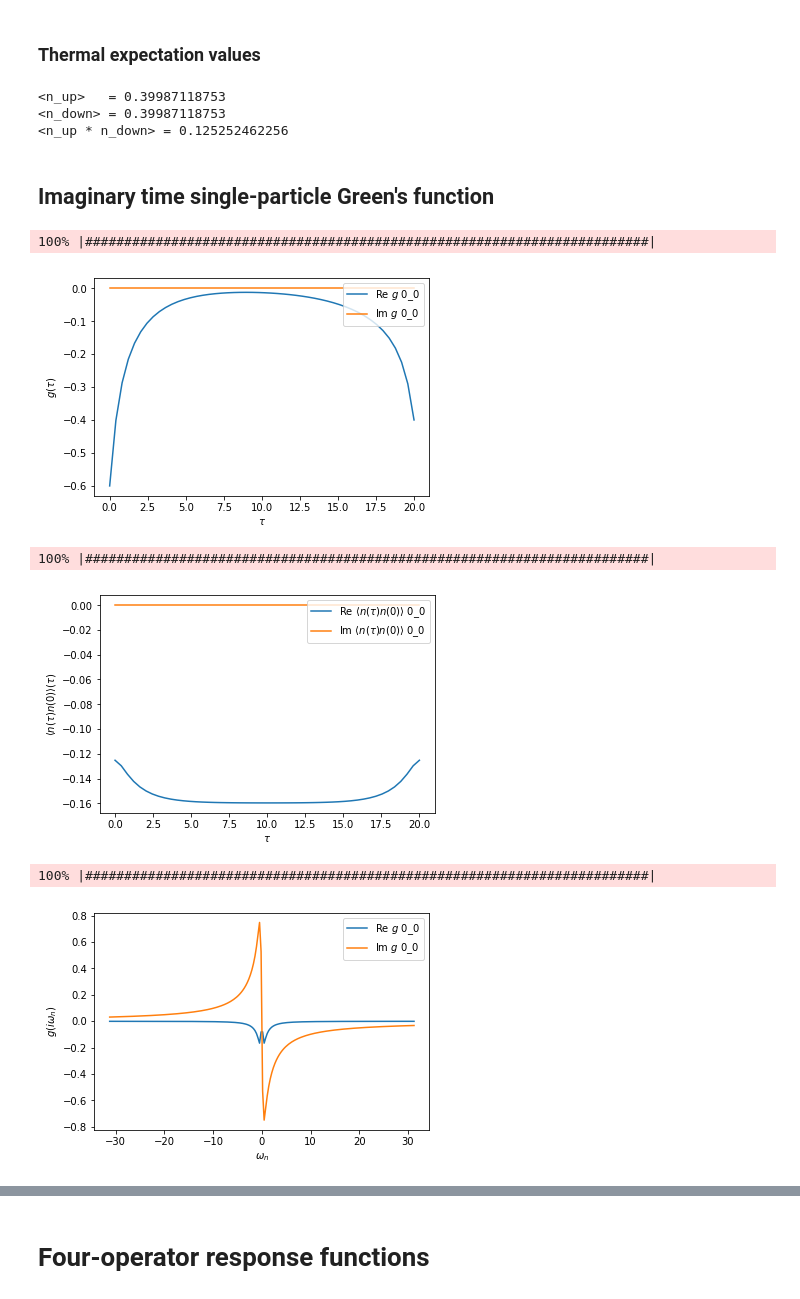
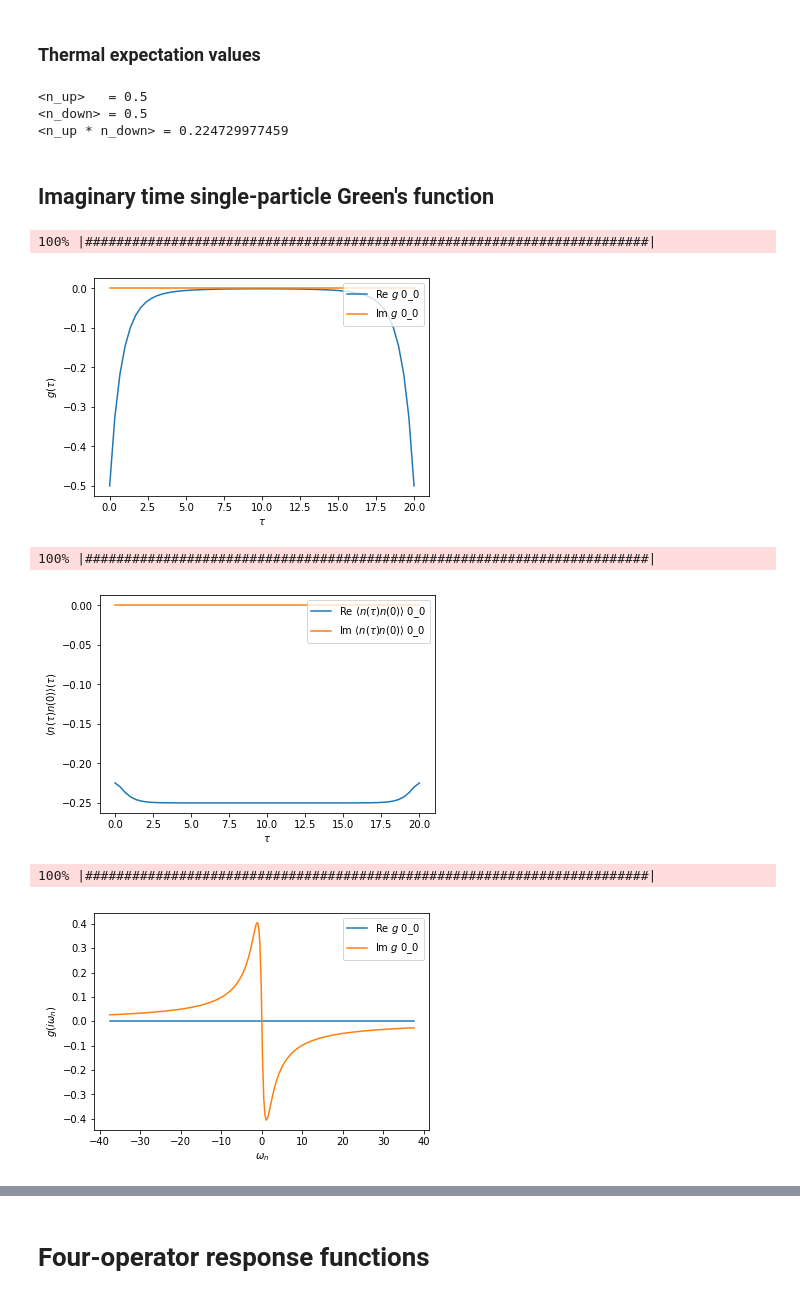
Before and after one commit to HugoStrand/pyed, a Jupyter notebook: doc/Anderson.ipynb, the cells around one changed output, grey strips where cells are left out. Drawn from its saved outputs; the diff is of its cells as text; code cells hidden in the pictures.

```diff
--- a/doc/Anderson.ipynb
+++ b/doc/Anderson.ipynb
@@ -12,8 +12,8 @@ up, down = 'up', 'dn'
 n_up = c_dag(up, 0) * c(up, 0)
 n_down = c_dag(down, 0) * c(down, 0)
 
-U = 1.0
-mu = 0.1
+U = 1
+mu = U/2.
 
 H_loc = U * n_up * n_down - mu * (n_up + n_down)
 
@@ -24,8 +24,8 @@ H_loc = -0.1*c_dag('dn',0)*c('dn',0) + -0.1*c_dag('up',0)*c('up',0) + 1*c_dag('d
 with 5 bath sites. Parameters of bath sites in ek and V arrays.
 # %%
 from itertools import product
-ek = [-2.0,-1.0, 0, 1.0,2.0]
-V = [0.5,0.5, 0.5, 0.5,0.5]
+ek = [-1.0,-0.5, 0, 0.5,1.0]
+V =  [0.25,0.5, 1, 0.5,0.25]
 H_hyb=sum(V[i]*(c_dag(s,i+1)*c(s,0)+c_dag(s,0)*c(s,i+1)) for s, i in product(['up','dn'], range(len(ek))))
 H_hyb+=sum(ek[i]*(c_dag(s,i+1)*c(s,i+1)) for s, i in product(['up','dn'], range(len(ek))))
 # %%
@@ -56,14 +57,14 @@ print '<n_up>   =', ed.get_expectation_value(n_up)
 print '<n_down> =', ed.get_expectation_value(n_down)
 print '<n_up * n_down> =', ed.get_expectation_value(n_up * n_down)
 # %% [output]
-<n_up>   = 0.39987118753
-<n_down> = 0.39987118753
-<n_up * n_down> = 0.125252462256
+<n_up>   = 0.5
+<n_down> = 0.5
+<n_up * n_down> = 0.224729977459
 # %% [markdown]
 ## Imaginary time single-particle Green's function
 # %%
 from pytriqs.gf import GfImTime
-g_tau = GfImTime(name=r'$g$', beta=beta, statistic='Fermion', n_points=50, indices=[1])
+g_tau = GfImTime(name=r'$g$', beta=beta, statistic='Fermion', n_points=60, indices=[1])
 ed.set_g2_tau(g_tau, c(up,0), c_dag(up,0))
 
 import matplotlib.pyplot as plt
@@ -72,22 +73,22 @@ from pytriqs.plot.mpl_interface import oplot
 plt.figure(); oplot(g_tau); plt.savefig('figure_g_tau.png')
 # %% [output]
 100% |########################################################################|
-[figure, old version]
+[figure, new version]
 # %%
 from pytriqs.gf import GfImTime
-densdens_tau = GfImTime(name=r'$\langle n(\tau) n(0) \rangle$', beta=beta, statistic='Boson', n_points=50, indices=[1])
+densdens_tau = GfImTime(name=r'$\langle n(\tau) n(0) \rangle$', beta=beta, statistic='Boson', n_points=60, indices=[1])
 ed.set_g2_tau(densdens_tau, n_up, n_down)
 
 plt.figure(); oplot(densdens_tau); plt.savefig('figure_densdens_tau.png')
 # %% [output]
 100% |########################################################################|
-[figure, old version]
+[figure, new version]
 # %%
 from pytriqs.gf import GfImFreq
-g_iwn = GfImFreq(name=r'$g$', beta=beta, statistic='Fermion', n_points=100, indices=[1])
+g_iwn = GfImFreq(name=r'$g$', beta=beta, statistic='Fermion', n_points=120, indices=[1])
 ed.set_g2_iwn(g_iwn, c(up,0), c_dag(up,0))
 
 plt.figure(); oplot(g_iwn); plt.savefig('figure_g_iwn.png')
 # %% [output]
 100% |########################################################################|
-[figure, old version]
+[figure, new version]
```
Also changed, not shown: parts of 7 cells of this notebook, 2 other files.
